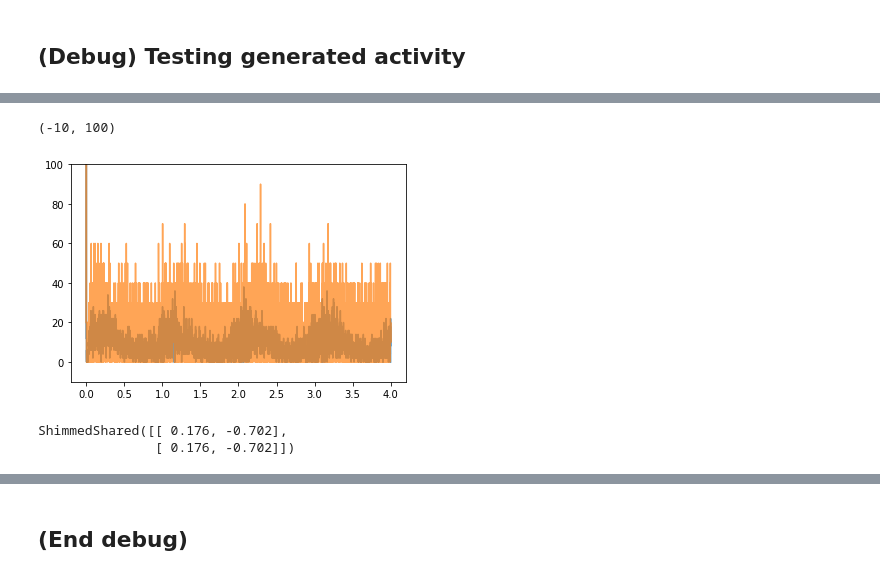
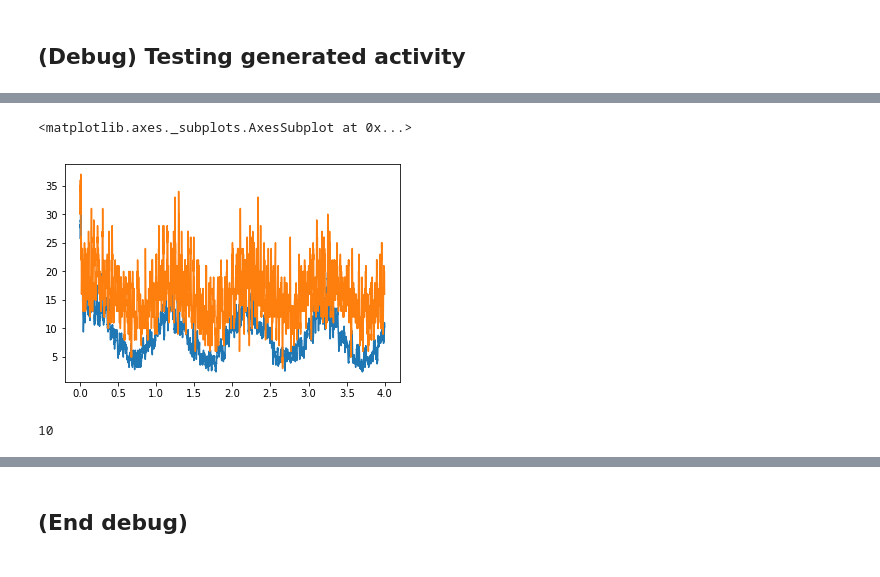
Before and after one commit to mackelab/mesoGIF, a Jupyter notebook: Finite-size GIF.ipynb, the cells around one changed output, grey strips where cells are left out. Cells and saved outputs as stored; diff of their text form; code cells hidden in the pictures.

```diff
--- a/Finite-size GIF.ipynb
+++ b/Finite-size GIF.ipynb
@@ -137,11 +136,9 @@ plt.ylim((-10, 100))
 # %%
-anlz.plot(mfmodel.A, alpha=0.7)
-plt.ylim((-10, 100))
+anlz.plot(anlz.smooth(mfmodel.A, 10))
 # %% [output]
-(-10, 100)
+<matplotlib.axes._subplots.AxesSubplot at 0x...>
-[figure, old version]
+[figure, new version]
-# %%
-mfmodel.params.w
-# %% [output]
-ShimmedShared([[ 0.176, -0.702],
-               [ 0.176, -0.702]])
+# %%
+max(int(np.rint(0.01 / main.mf_dt)), 1)
+# %% [output]
+10
```
Also changed, not shown: parts of 18 cells of this notebook, 2 other files.
